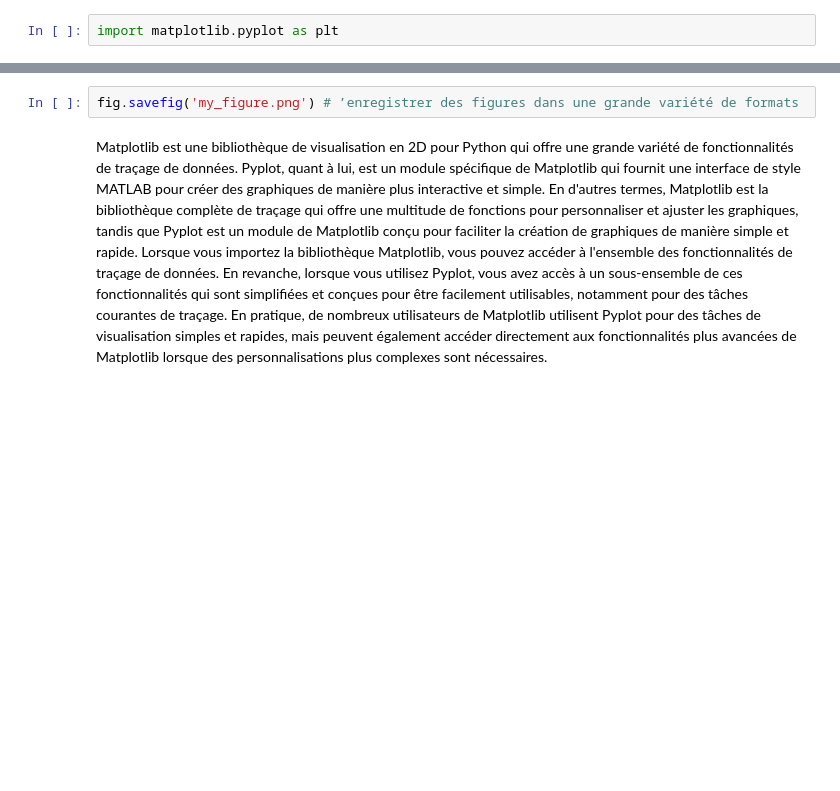
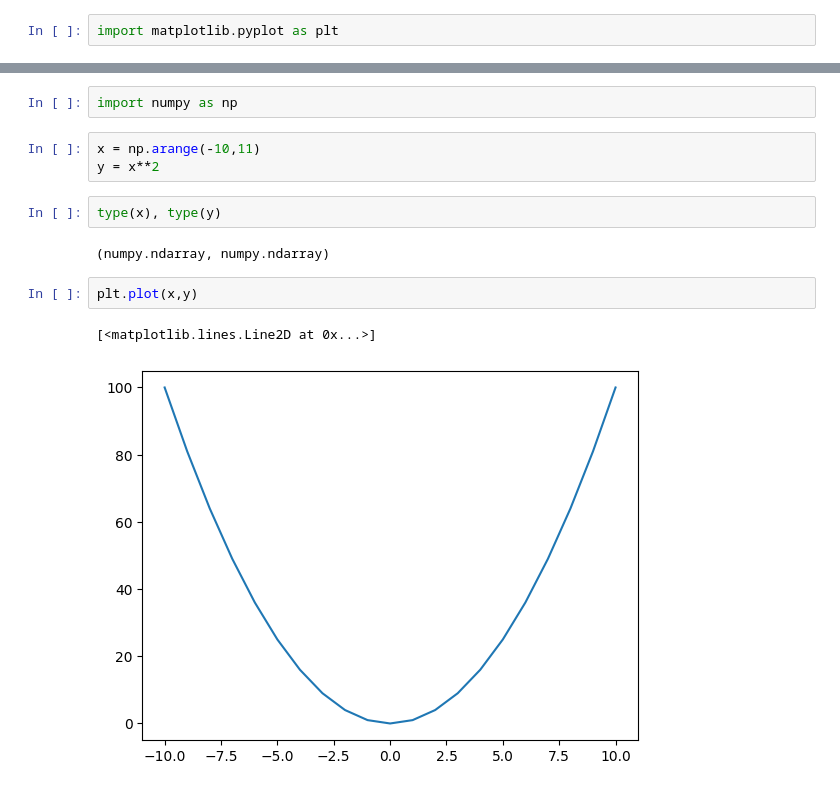
Before and after one commit to fa5fou5/420-DK1-GC, a Jupyter notebook: NotesBooks/Matplotlib.ipynb, the cells around one changed output, grey strips where cells are left out. Saved outputs shown, nothing was run; the diff lists cells and outputs as text; blank space fills up the shorter version.

```diff
--- a/NotesBooks/Matplotlib.ipynb
+++ b/NotesBooks/Matplotlib.ipynb
@@ -26,7 +3,14 @@ plt.show()
-# %%
-fig.savefig('my_figure.png') # ’enregistrer des figures dans une grande variété de formats
-# %% [markdown]
-Matplotlib est une bibliothèque de visualisation en 2D pour Python qui offre une grande variété de fonctionnalités de traçage de données. Pyplot, quant à lui, est un module spécifique de Matplotlib qui fournit une interface de style MATLAB pour créer des graphiques de manière plus interactive et simple.
-En d'autres termes, Matplotlib est la bibliothèque complète de traçage qui offre une multitude de fonctions pour personnaliser et ajuster les graphiques, tandis que Pyplot est un module de Matplotlib conçu pour faciliter la création de graphiques de manière simple et rapide.
-Lorsque vous importez la bibliothèque Matplotlib, vous pouvez accéder à l'ensemble des fonctionnalités de traçage de données. En revanche, lorsque vous utilisez Pyplot, vous avez accès à un sous-ensemble de ces fonctionnalités qui sont simplifiées et conçues pour être facilement utilisables, notamment pour des tâches courantes de traçage.
-En pratique, de nombreux utilisateurs de Matplotlib utilisent Pyplot pour des tâches de visualisation simples et rapides, mais peuvent également accéder directement aux fonctionnalités plus avancées de Matplotlib lorsque des personnalisations plus complexes sont nécessaires.
+# %%
+import numpy as np
+# %%
+x = np.arange(-10,11)
+y = x**2
+# %%
+type(x), type(y)
+# %% [output]
+(numpy.ndarray, numpy.ndarray)
+# %%
+plt.plot(x,y)
+# %% [output]
+[<matplotlib.lines.Line2D at 0x...>]
+[figure, added]
```
Also changed, not shown: parts of 24 cells of this notebook, 22 other files.
